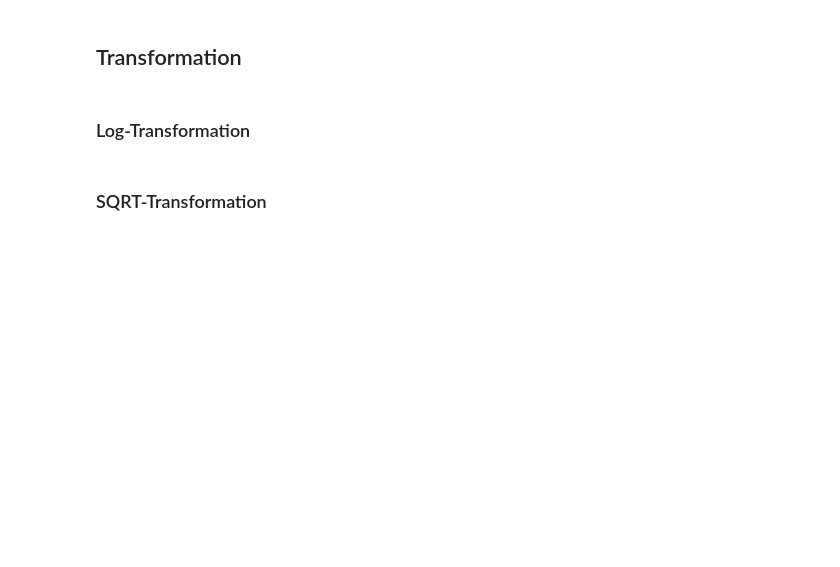
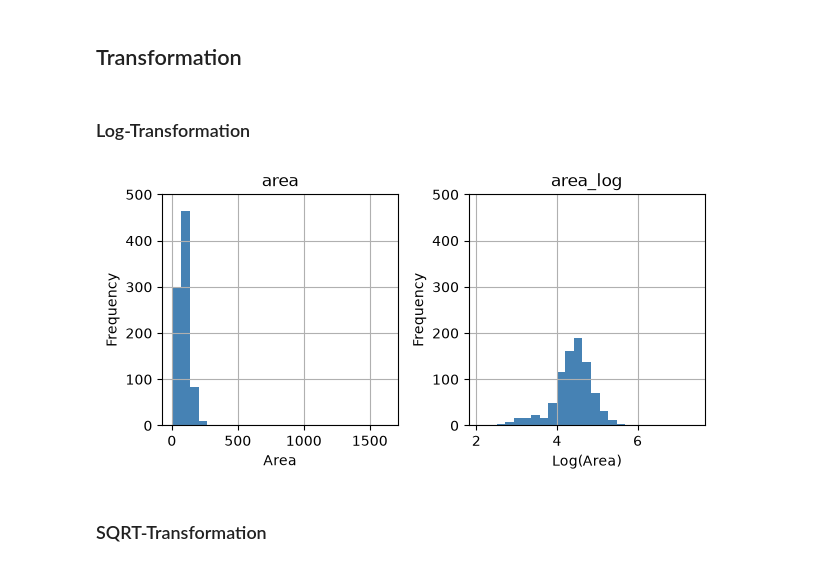
Before and after one commit to pyrat12/DS_HS2026_LNW, a Jupyter notebook: DS_HS2026_LNW_I_Examples/AP02/Aufgaben V4 Ü3.1.ipynb, the cells around one changed output. Drawn from its saved outputs; the diff is of its cells as text; code cells hidden in the pictures; blank space fills up the shorter version.

```diff
--- a/DS_HS2026_LNW_I_Examples/AP02/Aufgaben V4 Ü3.1.ipynb
+++ b/DS_HS2026_LNW_I_Examples/AP02/Aufgaben V4 Ü3.1.ipynb
@@ -528,15 +619,30 @@ plt.show()                                                                  #Bei
 ### Log-Transformation
 # %%
 # Log-Transformation of the variable 'area'
-
+df['area_log'] = np.log(df['area'])     #Wohnungsflächen logarithmieren und in neuer Spalte speichern
+                                        #np.log(): natürlichen Logarithmus (Basis e) für jeden Wert berechnen
+                                        #Voraussetzung: Flächen müssen > 0 sein, da log(0) nicht definiert ist
+                                        #Erkenntnis: Grosse Werte werden stärker komprimiert; Rechtsschiefe kann abnehmen
 
 # Histogram of the variable 'area' and 'area_log'
-
+ax = df[['area', 'area_log']].hist(bins=25,             #Originale und logarithmierte Wohnungsflächen als zwei Histogramme darstellen
+                                   figsize=(7, 3),      #figsize: Abbildungsgrösse in Zoll (Breite × Höhe)
+                                   color='steelblue')   #hist(): Histogramme erstellen; bins=25: Anzahl Intervalle
+                                                        #color: Balkenfarbe; ax speichert die Diagrammachsen
+                                                        #Erkenntnis: Anders als beim Scaling kann die Transformation die Verteilungsform verändern
+                                                        #Eine rechtsschiefe Verteilung kann symmetrischer werden; Normalverteilung nicht garantiert
 
 # Set the y-axis range for each subplot and add labels
-
+for axis, label in zip(ax.flatten(), ['Area', 'Log(Area)']):    #Diagrammachsen und Beschriftungen paarweise durchlaufen
+                                                                #flatten(): Achsenanordnung in 1D umwandeln; zip(): Elemente paarweise verbinden
+    axis.set_ylim(0, 500)                                       #set_ylim(): y-Achse auf 0 bis 500 begrenzen
+    axis.set_xlabel(label)                                      #set_xlabel(): x-Achse mit der jeweiligen Beschriftung versehen
+    axis.set_ylabel('Frequency')                                #set_ylabel(): y-Achse beschriften (Anzahl Wohnungen je Intervall)
 
 # Display the plot
+plt.show()                                                      #Beide Histogramme anzeigen
+# %% [output]
+[figure, added]
 # %% [markdown]
 ### SQRT-Transformation
 # %%
```
Also changed, not shown: parts of 19 cells of this notebook, 7 other files.
